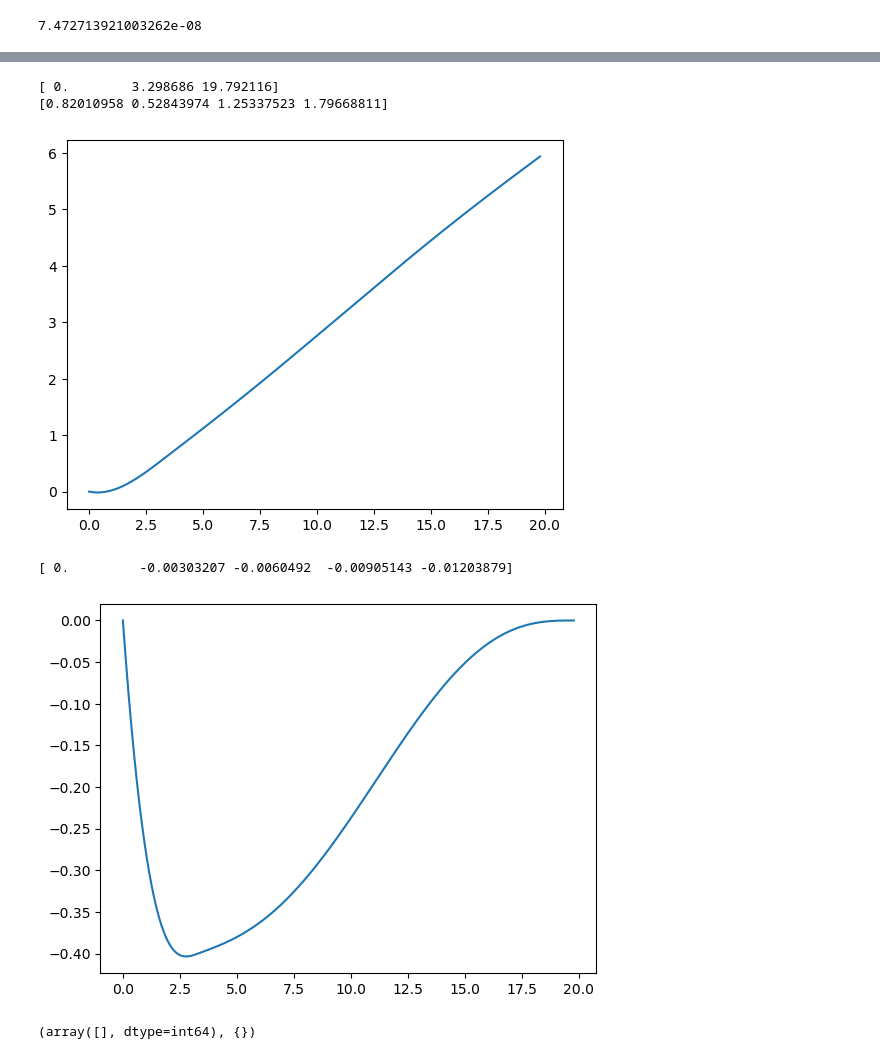
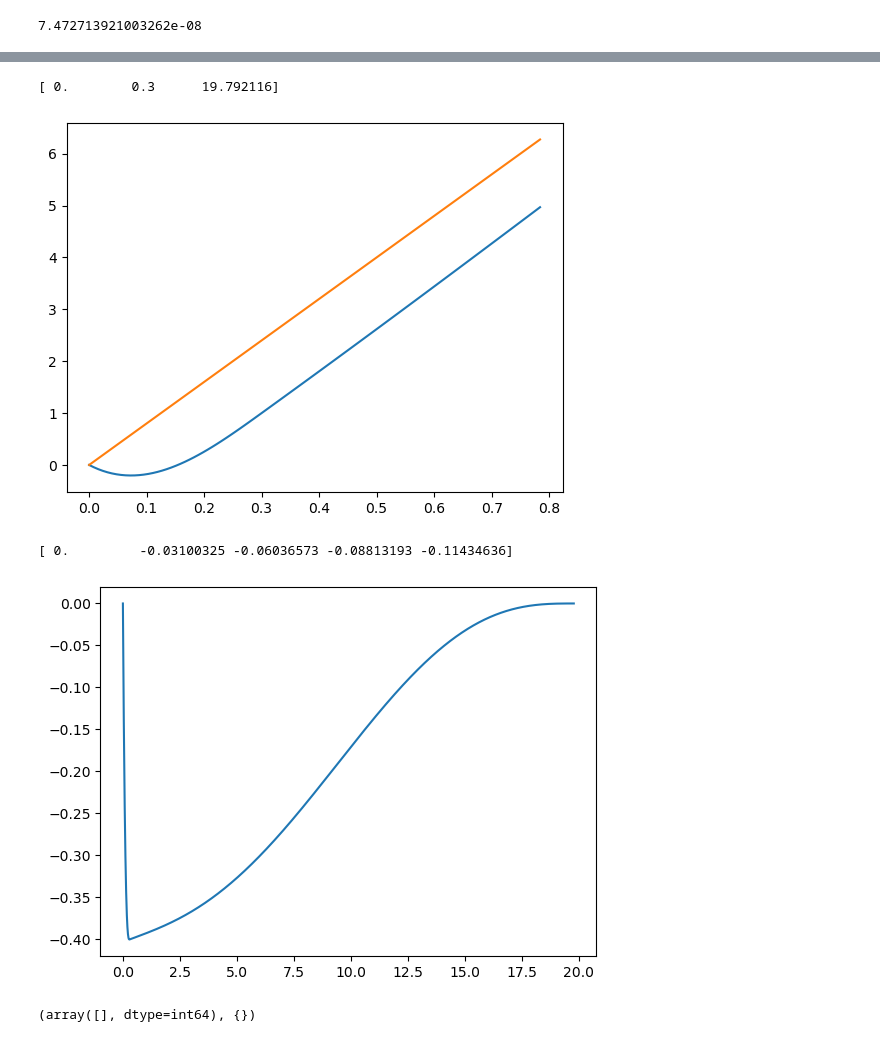
Before and after one commit to Samanyu-T/Lammps_MD, a Jupyter notebook: Jupyter_Notebooks/test_energies.ipynb, the cells around one changed output, grey strips where cells are left out. Drawn from its saved outputs; the diff is of its cells as text; code cells hidden in the pictures.

```diff
--- a/Jupyter_Notebooks/test_energies.ipynb
+++ b/Jupyter_Notebooks/test_energies.ipynb
@@ -717,30 +721,30 @@ print(phi.min())
 # %%
 n_knots = {}
 n_knots['He_F'] = 3
 n_knots['He_p'] = 0
 n_knots['W-He'] = 0
 n_knots['He-He'] = 0
 n_knots['H-He'] = 0
 
 
 eam_fit = EAM_Fitting_Serial.Fit_EAM_Potential(pot, n_knots, pot_params, potlines, None, 0, '')
 
-sample = np.array([0.3, -0.4, 0.01, 0])
+sample = np.array([0, 1, 8, 1])
 
-rsample = eam_fit.gen_rand()
+# rsample = eam_fit.gen_rand()
 
 eam_fit.sample_to_file(sample)
 
 r = np.linspace(0, eam_fit.pot_params['rho_c'], eam_fit.pot_params['Nrho'])
 
-plt.plot(r, eam_fit.pot_lammps['He_F'])
+plt.plot(r[:100], eam_fit.pot_lammps['He_F'][:100])
+plt.plot(r[:100], 8*r[:100])
 
 print(eam_fit.knot_pts['He_F'])
-print(rsample)
+# print(rsample)
 # %% [output]
-[ 0.        3.298686 19.792116]
-[0.82010958 0.52843974 1.25337523 1.79668811]
+[ 0.        0.3      19.792116]
-[figure, old version]
+[figure, new version]
 # %%
 coef_dict = eam_fit.fit_sample(sample)
 
@@ -750,8 +754,8 @@ plt.plot(r,y)
 
 print(y[:5])
 # %% [output]
-[ 0.         -0.00303207 -0.0060492  -0.00905143 -0.01203879]
+[ 0.         -0.03100325 -0.06036573 -0.08813193 -0.11434636]
-[figure, old version]
+[figure, new version]
 # %%
 y = np.exp(-np.linspace(0,5, 100)**2)
 from scipy.signal import find_peaks
```
Also changed, not shown: parts of 11 cells of this notebook, 16 other files.
